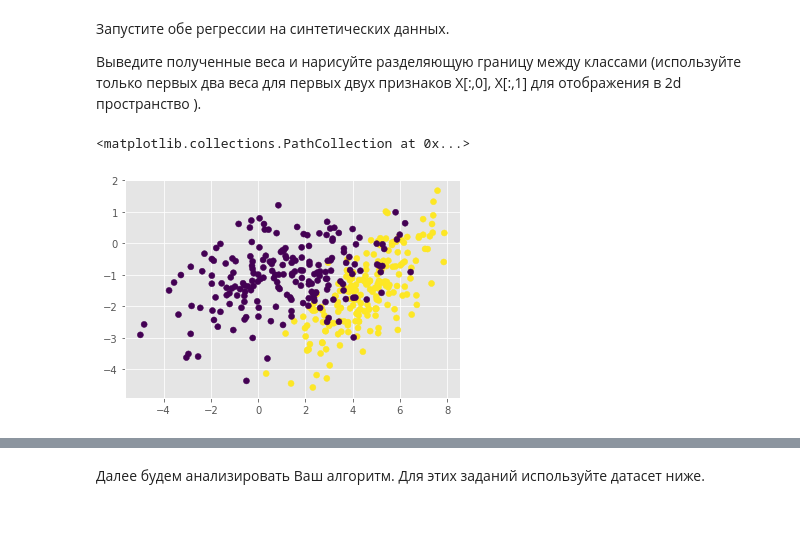
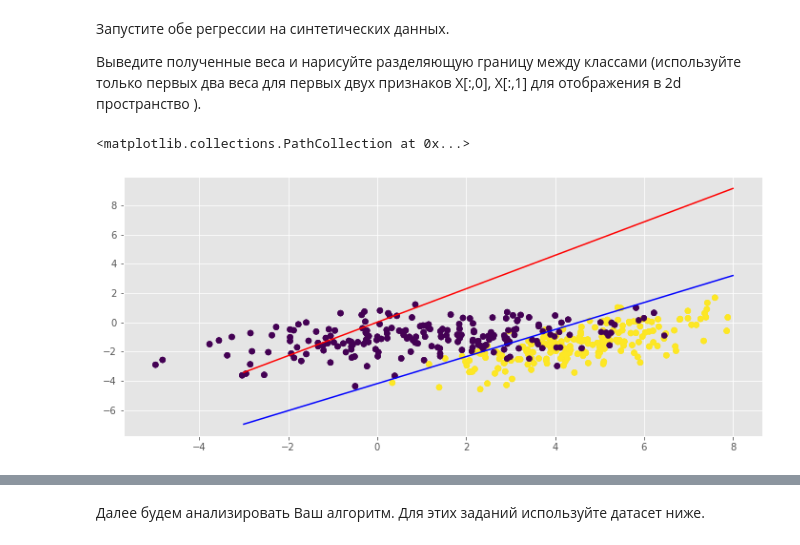
Before and after one commit to EvgenijGod/msu_ml_autumn_2019, a Jupyter notebook: Lin_Log_Reg/hw2.ipynb, the cells around one changed output, grey strips where cells are left out. Cells and saved outputs as stored; diff of their text form; code cells hidden in the pictures; blank space fills up the shorter version.

```diff
--- a/Lin_Log_Reg/hw2.ipynb
+++ b/Lin_Log_Reg/hw2.ipynb
@@ -333,8 +305,8 @@ def sigmoid(x):
     return sigm_value_x
 
 def my_log(x):
-    x = np.where(x<=0.1, x + 0.01, x)
-    x = np.where(x==1, x + 0.01, x)
+    x = np.where(x<=0.1, x + 0.001, x)
+    x = np.where(x==1, x + 0.001, x)
     ans = np.log2(x)
     #print(x,ans, sep='__')
     return ans
@@ -343,8 +315,7 @@ def my_log(x):
 from sklearn.base import BaseEstimator, ClassifierMixin
 
 class MySGDClassifier(BaseEstimator, ClassifierMixin):
-
-    def __init__(self, batch_generator, C=1, alpha=0.01, max_epoch=10, batch_size = 2, model_type='lin_reg'):
+    def __init__(self, batch_generator, C=1, alpha=0.1, max_epoch=10, batch_size=1, model_type='lin_reg'):
         """
         batch_generator -- функция генератор, которой будем создавать батчи
         C - коэф. регуляризации
@@ -356,7 +327,7 @@ class MySGDClassifier(BaseEstimator, ClassifierMixin):
         self.alpha = alpha
         self.max_epoch = max_epoch
         self.batch_generator = batch_generator
-        self.errors_log = {'iter' : [], 'loss' : []}
+        self.errors_log = {'iter': [], 'loss': []}
         self.model_type = model_type
         self.batch_size = batch_size
 
@@ -438,38 +409,50 @@ class MySGDClassifier(BaseEstimator, ClassifierMixin):
         X - матрица объекты-признаки
         Не забудте тип модели (линейная или логистическая регрессия)!
         '''
-        tmp_arr = np.c_[np.ones[X.shape[1]], X]
-        if self.model != 'lin_reg':
-            y_hat = self.sigmoid(np.dot(tmp_arr, self.weights))
+        x = np.c_[np.ones(X.shape[0]), X]
+        if self.model_type == 'lin_reg':
+            y_hat = np.dot(x, self.weights)
         else:
-            y_hat = np.dot(tmp_arr, self.weights)
-        # Желательно здесь использовать матричные операции между X и весами, например, numpy.dot
+            y_hat = sigmoid(np.dot(x, self.weights))
         return y_hat
 # %% [markdown]
 Запустите обе регрессии на синтетических данных.
 
 
 Выведите полученные веса и нарисуйте разделяющую границу между классами (используйте только первых два веса для первых двух признаков X[:,0], X[:,1] для отображения в 2d пространство ).
-# %%
-def plot_decision_boundary(clf):
-    x = np.linspace(-50, 50)
-    y = ((clf.weights[1]) * x + clf.weights[0])/clf.weights[2]
-    line1, = plt.plot(x, y, '-g', label='mySGD')
-    return line1
+# %%
+def plot_decision_boundary(weights, color = "black"):
+    l = np.linspace(-3, 8)
+    plt.plot(l, -(weights[0] + weights[1] * l) / weights[2], color = color)
 # %%
 np.random.seed(0)
 
 C1 = np.array([[0., -0.8], [1.5, 0.8]])
 C2 = np.array([[1., -0.7], [2., 0.7]])
 gauss1 = np.dot(np.random.randn(200, 2) + np.array([5, 3]), C1)
 gauss2 = np.dot(np.random.randn(200, 2) + np.array([1.5, 0]), C2)
 
 X = np.vstack([gauss1, gauss2])
 y = np.r_[np.ones(200), np.zeros(200)]
 
-#plot_decision_boundary(your_model)
+#log_reg = MySGDClassifier(batch_generator, max_epoch=100, C=200, model_type='log_reg')
+#log_reg.fit(X, y)
+
+#plot_decision_boundary(log_reg.weights)
+
+my_lin_reg = MySGDClassifier(batch_generator, alpha=0.01, max_epoch=100, C=200, model_type='log_reg')
+my_lin_reg.fit(X, y)
+#X.append(np.ones())
+clf = SGDClassifier(loss='log').fit(X, y)
+
+plot_decision_boundary(my_lin_reg.weights, color = "blue")
+x = np.linspace(-3, 8)
+k = ((clf.coef_[0][0]) * x)/-clf.coef_[0][1]
+line2, = plt.plot(x, k, '-r', label='sklearn')
 
 plt.scatter(X[:,0], X[:,1], c=y)
+
+plt.scatter(X[:,0], X[:,1], c=y)
 # %% [output]
 <matplotlib.collections.PathCollection at 0x...>
-[figure, old version]
+[figure, new version]
```
Also changed, not shown: parts of 21 cells of this notebook.
